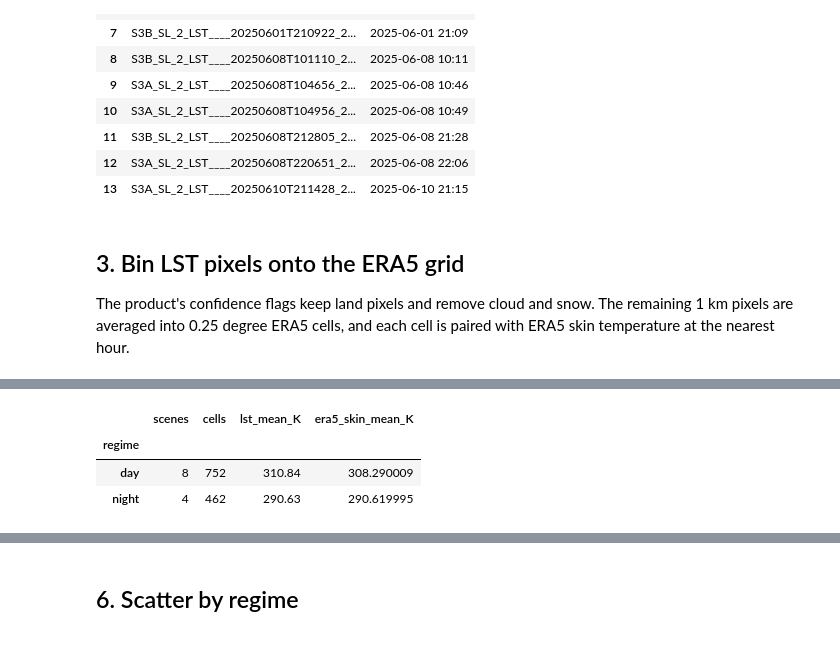
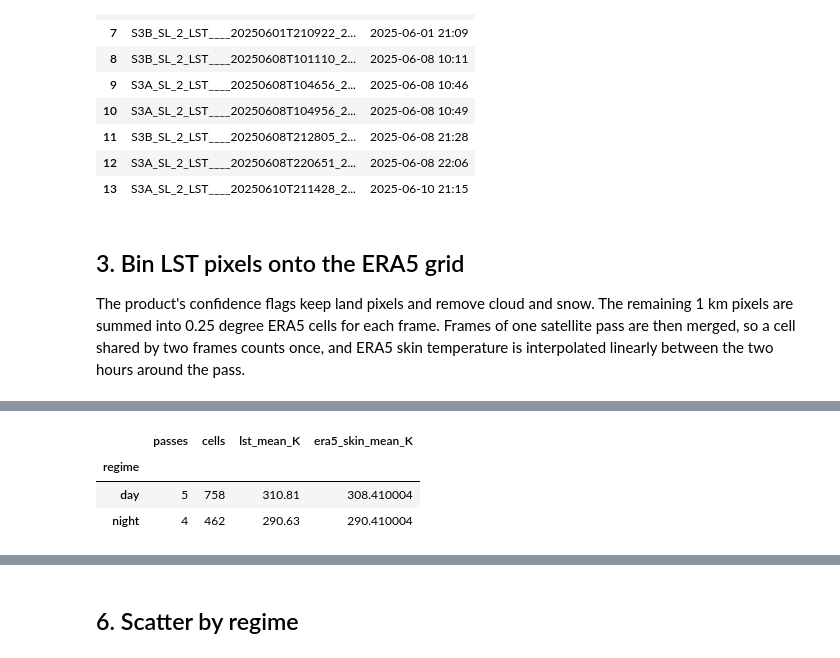
Before and after one commit to northflowlabs/northflow-notebooks, a Jupyter notebook: notebooks/sentinel3_lst_validation.ipynb, the cells around one changed output, grey strips where cells are left out. Cells and saved outputs as stored; diff of their text form; code cells hidden in the pictures.

```diff
--- a/notebooks/sentinel3_lst_validation.ipynb
+++ b/notebooks/sentinel3_lst_validation.ipynb
@@ -119,7 +121,7 @@ display(listing)
 # %% [markdown]
 ## 3. Bin LST pixels onto the ERA5 grid
 
-The product's confidence flags keep land pixels and remove cloud and snow. The remaining 1 km pixels are averaged into 0.25 degree ERA5 cells, and each cell is paired with ERA5 skin temperature at the nearest hour.
+The product's confidence flags keep land pixels and remove cloud and snow. The remaining 1 km pixels are summed into 0.25 degree ERA5 cells for each frame. Frames of one satellite pass are then merged, so a cell shared by two frames counts once, and ERA5 skin temperature is interpolated linearly between the two hours around the pass.
 # %%
 FLAG_LAND = 1 << 3
 FLAG_SNOW = 1 << 13
@@ -134,7 +136,13 @@ if land_fraction.isnull().any():
 lat_cells, lon_cells = land_fraction.latitude.values, land_fraction.longitude.values
 
 
-def scene_cells(item):
+def scan_time(item):
+    """Midpoint of the frame's sensing start and stop, taken from the product name."""
+    begin, stop = (pd.to_datetime(stamp, format="%Y%m%dT%H%M%S") for stamp in (item.id[16:31], item.id[32:47]))
+    return begin + (stop - begin) / 2
+
+
+def frame_cells(item):
     tree = xr.open_datatree(item.assets["product"].href, engine="zarr", chunks={})
     measurements = tree["/measurements"].ds
     lst = measurements["lst"].values
@@ -151,34 +159,42 @@ def scene_cells(item):
     size = lat_cells.size * lon_cells.size
     counts = np.bincount(index, minlength=size).reshape(lat_cells.size, lon_cells.size)
     totals = np.bincount(index, weights=lst[clear], minlength=size).reshape(lat_cells.size, lon_cells.size)
-    usable = (counts >= MIN_PIXELS) & (land_fraction.values >= MIN_LAND)
-    if not usable.any():
-        return pd.DataFrame()
-
-    hour = pd.Timestamp(item.datetime).tz_localize(None).round("h")
-    skin = era5["skin_temperature"].sel(box).sel(time=hour).compute().values
-    rows, cols = np.nonzero(usable)
-    return pd.DataFrame({
-        "product": item.id, "time": hour,
-        "lat": lat_cells[rows], "lon": lon_cells[cols], "pixels": counts[rows, cols],
-        "lst": totals[rows, cols] / counts[rows, cols], "era5_skin": skin[rows, cols],
-    })
+    rows, cols = np.nonzero(counts)
+    cycle, orbit = re.search(r"_\d{4}_(\d{3})_(\d{3})_\d{4}_", item.id).groups()
+    return pd.DataFrame({"pass": f"{item.id[:3]}_{cycle}_{orbit}", "time": scan_time(item), "row": rows, "col": cols,
+                         "pixels": counts[rows, cols], "lst_total": totals[rows, cols]})
 
 
-cells = []
-for item in items:
-    scene = scene_cells(item)
-    print(f"  {item.datetime:%Y-%m-%d %H:%M} {len(scene):4d} cells")
-    if len(scene):
-        cells.append(scene)
-if not cells:
-    raise ValueError("No scene had enough clear land pixels")
+def era5_skin_at(time):
+    """ERA5 skin temperature over the box, interpolated linearly between the two surrounding hours."""
+    early = time.floor("h")
+    weight = (time - early) / pd.Timedelta(hours=1)
+    fields = [era5["skin_temperature"].sel(time=hour).sel(box).compute().values
+              for hour in (early, early + pd.Timedelta(hours=1))]
+    return (1 - weight) * fields[0] + weight * fields[1]
 
-# Consecutive frames of one pass can both reach a cell; keep it once.
-matches = pd.concat(cells, ignore_index=True).drop_duplicates(["time", "lat", "lon"])
+
+frames = pd.concat([frame_cells(item) for item in items], ignore_index=True)
+cells = frames.groupby(["pass", "row", "col"], as_index=False)[["pixels", "lst_total"]].sum()
+cells = cells[(cells.pixels >= MIN_PIXELS) & (land_fraction.values[cells.row, cells.col] >= MIN_LAND)]
+if cells.empty:
+    raise ValueError("No pass had enough clear land pixels")
+
+pass_times = frames.groupby("pass")["time"].mean()
+matched = []
+for pass_id, group in cells.groupby("pass"):
+    time = pass_times[pass_id]
+    skin = era5_skin_at(time)
+    matched.append(pd.DataFrame({
+        "pass": pass_id, "time": time, "lat": lat_cells[group.row], "lon": lon_cells[group.col], "pixels": group.pixels.values,
+        "lst": (group.lst_total / group.pixels).values, "era5_skin": skin[group.row, group.col],
+    }))
+    print(f"  {time:%Y-%m-%d %H:%M} UTC {pass_id}: {len(group):4d} cells")
+
+matches = pd.concat(matched, ignore_index=True).sort_values("time", ignore_index=True)
 if matches[["lst", "era5_skin"]].isnull().any().any():
     raise ValueError("Missing values in the matched cells")
 matches["regime"] = np.where(matches.time.dt.hour.between(6, 18), "day", "night")
-display(matches.groupby("regime").agg(scenes=("product", "nunique"), cells=("lst", "size"),
+display(matches.groupby("regime").agg(passes=("pass", "nunique"), cells=("lst", "size"),
                                       lst_mean_K=("lst", "mean"), era5_skin_mean_K=("era5_skin", "mean")).round(2))
 # %% [output]
@@ -199,5 +210,5 @@ display(matches.groupby("regime").agg(scenes=("product", "nunique"), cells=("lst
-|  | scenes | cells | lst_mean_K | era5_skin_mean_K |
+|  | passes | cells | lst_mean_K | era5_skin_mean_K |
 | regime |  |  |  |  |
-| day | 8 | 752 | 310.84 | 308.290009 |
-| night | 4 | 462 | 290.63 | 290.619995 |
+| day | 5 | 758 | 310.81 | 308.410004 |
+| night | 4 | 462 | 290.63 | 290.410004 |
 # %% [markdown]
```
Also changed, not shown: parts of 10 cells of this notebook, 3 other files.
